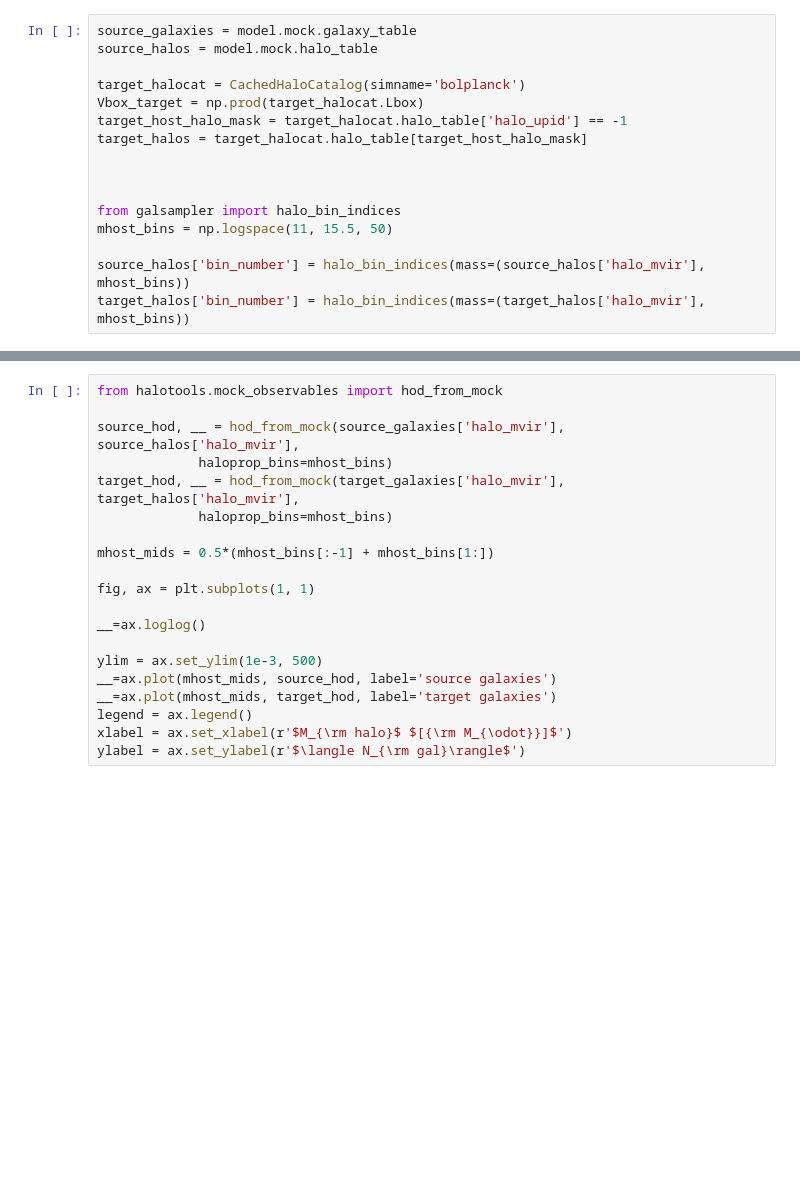
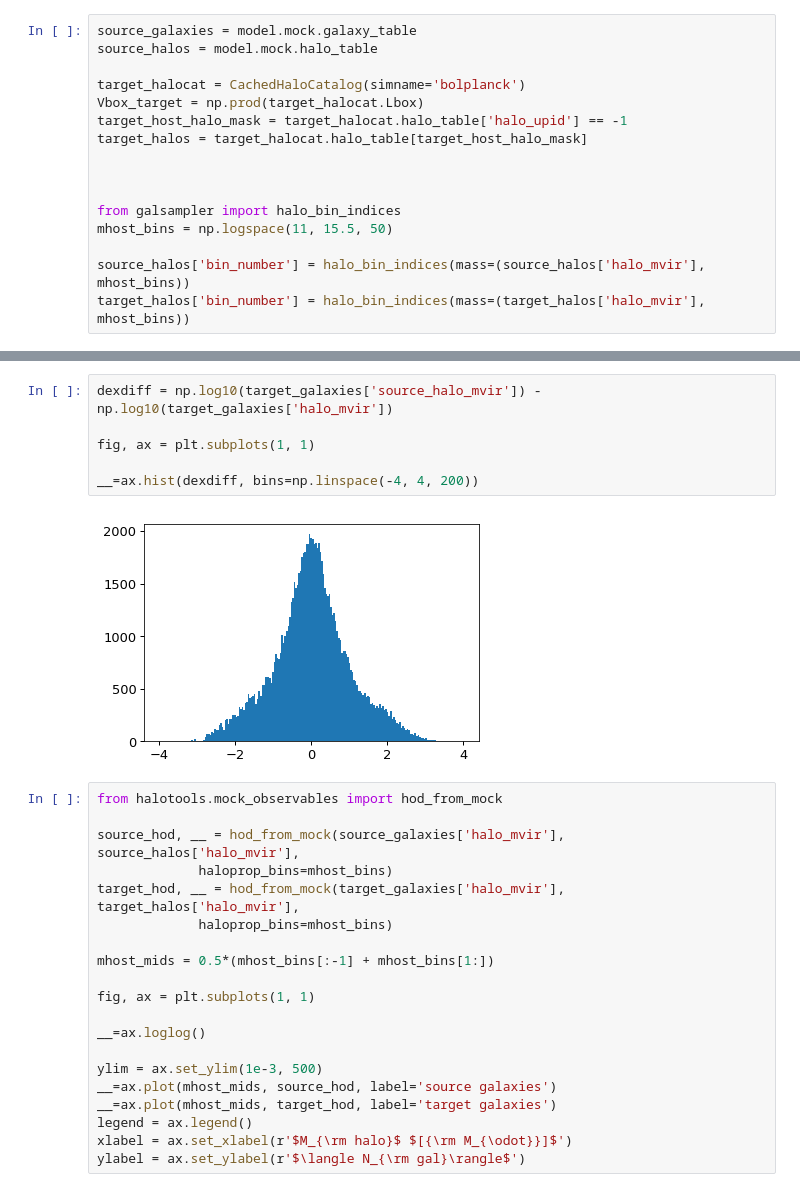
Before and after one commit to aphearin/galsampler, a Jupyter notebook: notebooks/end_to_end_demo.ipynb, the cells around one changed output, grey strips where cells are left out. Cells and saved outputs as stored; diff of their text form; blank space fills up the shorter version.

```diff
--- a/notebooks/end_to_end_demo.ipynb
+++ b/notebooks/end_to_end_demo.ipynb
@@ -81,3 +82,11 @@ legend = ax.legend()
+# %%
+dexdiff = np.log10(target_galaxies['source_halo_mvir']) - np.log10(target_galaxies['halo_mvir'])
+
+fig, ax = plt.subplots(1, 1)
+
+__=ax.hist(dexdiff, bins=np.linspace(-4, 4, 200))
+# %% [output]
+[figure, added]
 # %%
 from halotools.mock_observables import hod_from_mock
 
```
Also changed, not shown: parts of 6 cells of this notebook.
